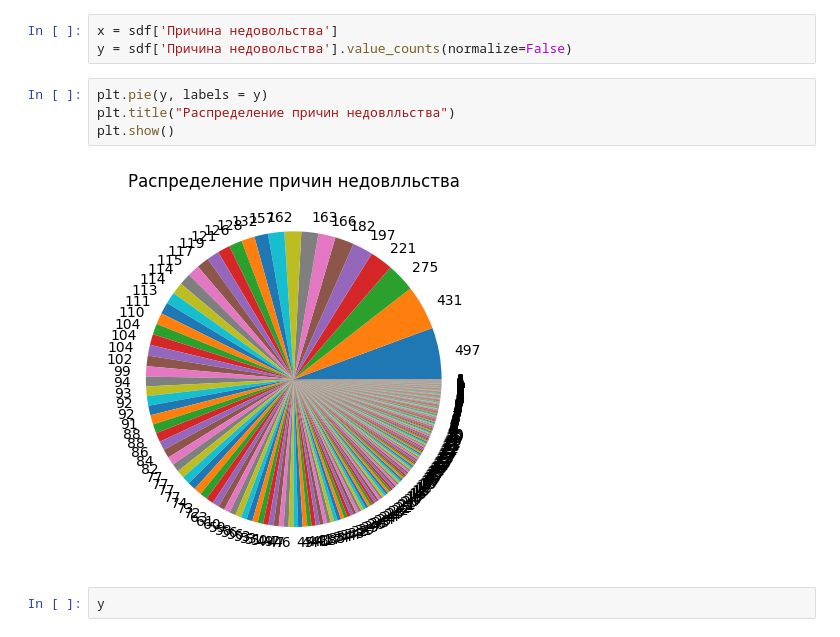
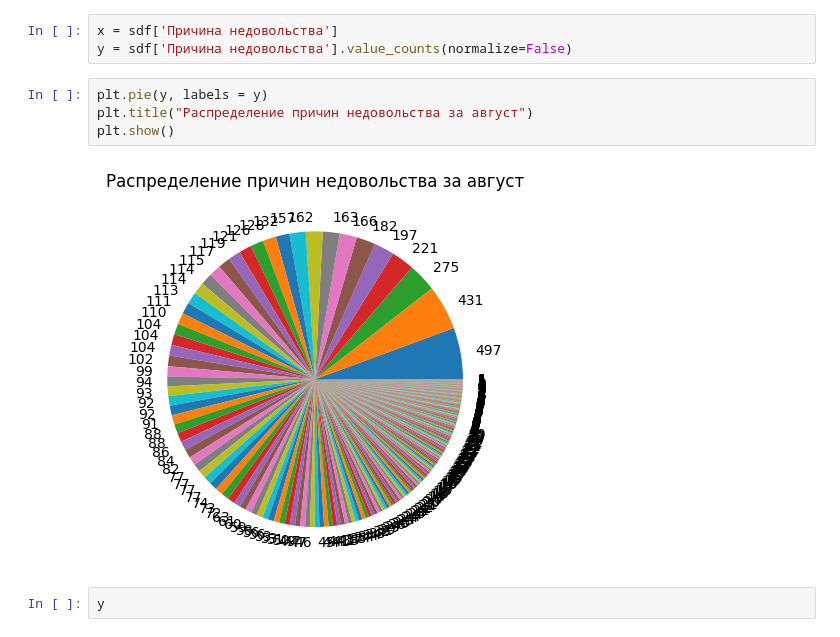
Before and after one commit to maxim-polyakov/Post_bank_task, a Jupyter notebook: Post_bank_task.ipynb, the cells around one changed output. Cells and saved outputs as stored; diff of their text form.

```diff
--- a/Post_bank_task.ipynb
+++ b/Post_bank_task.ipynb
@@ -150,10 +144,10 @@ x = sdf['Причина недовольства']
 y = sdf['Причина недовольства'].value_counts(normalize=False)
 # %%
 plt.pie(y, labels = y)
-plt.title("Распределение причин недовлльства")
+plt.title("Распределение причин недовольства за август")
 plt.show()
 # %% [output]
-[figure, old version]
+[figure, new version]
 # %%
 y
 # %% [output]
```
Also changed, not shown: parts of 11 cells of this notebook.
